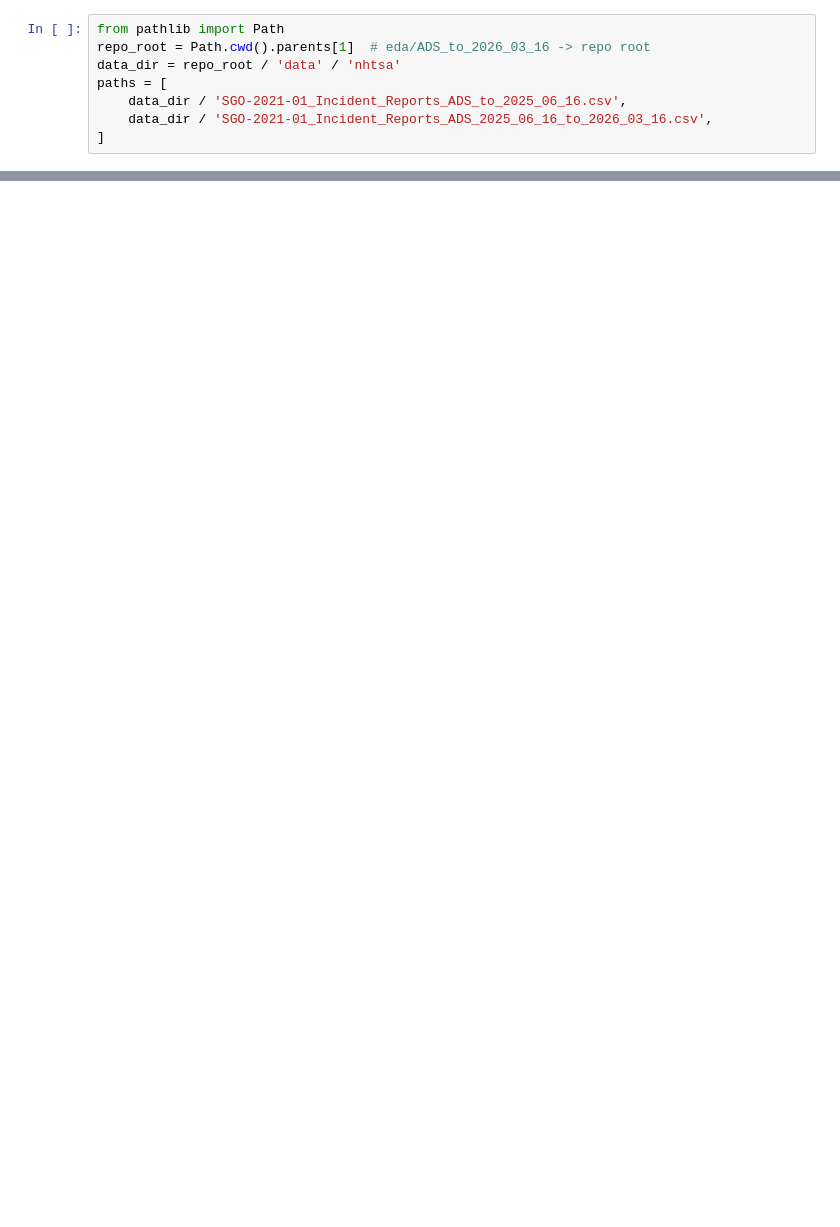
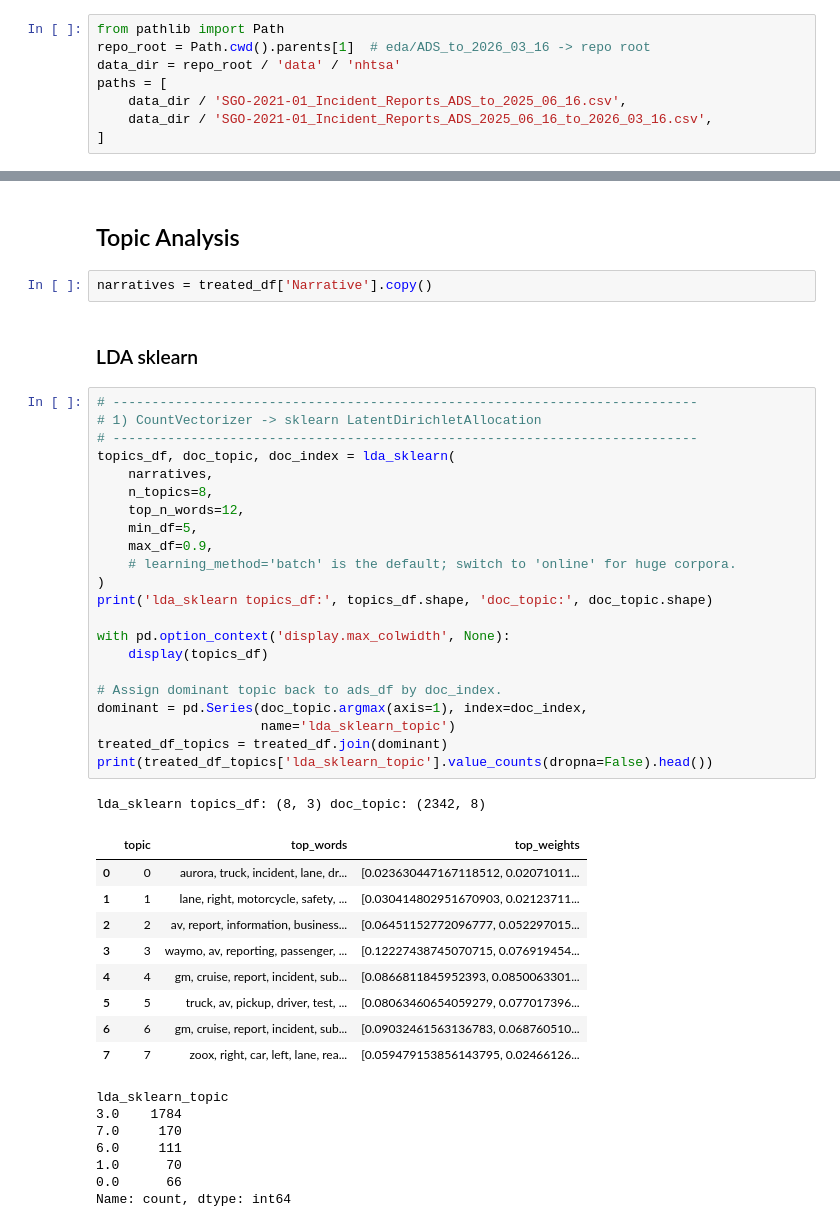
Before and after one commit to AurelianTactics/avird_2026, a Jupyter notebook: eda/ADS_to_2026_03_16/03_eda_basic_topics_2026.ipynb, the cells around one changed output, grey strips where cells are left out. Drawn from its saved outputs; the diff is of its cells as text; blank space fills up the shorter version.

```diff
--- a/eda/ADS_to_2026_03_16/03_eda_basic_topics_2026.ipynb
+++ b/eda/ADS_to_2026_03_16/03_eda_basic_topics_2026.ipynb
@@ -36,0 +100,46 @@ ads_df = eda_utils_sgo.load_and_concat_csvs(paths)
+# %% [markdown]
+## Topic Analysis
+# %%
+narratives = treated_df['Narrative'].copy()
+# %% [markdown]
+### LDA sklearn
+# %%
+# ---------------------------------------------------------------------------
+# 1) CountVectorizer -> sklearn LatentDirichletAllocation
+# ---------------------------------------------------------------------------
+topics_df, doc_topic, doc_index = lda_sklearn(
+    narratives,
+    n_topics=8,
+    top_n_words=12,
+    min_df=5,
+    max_df=0.9,
+    # learning_method='batch' is the default; switch to 'online' for huge corpora.
+)
+print('lda_sklearn topics_df:', topics_df.shape, 'doc_topic:', doc_topic.shape)
+
+with pd.option_context('display.max_colwidth', None):
+    display(topics_df)
+
+# Assign dominant topic back to ads_df by doc_index.
+dominant = pd.Series(doc_topic.argmax(axis=1), index=doc_index,
+                     name='lda_sklearn_topic')
+treated_df_topics = treated_df.join(dominant)
+print(treated_df_topics['lda_sklearn_topic'].value_counts(dropna=False).head())
+# %% [output]
+lda_sklearn topics_df: (8, 3) doc_topic: (2342, 8)
+|  | topic | top_words | top_weights |
+| 0 | 0 | aurora, truck, incident, lane, dr... | [0.023630447167118512, 0.02071011... |
+| 1 | 1 | lane, right, motorcycle, safety, ... | [0.030414802951670903, 0.02123711... |
+| 2 | 2 | av, report, information, business... | [0.06451152772096777, 0.052297015... |
+| 3 | 3 | waymo, av, reporting, passenger, ... | [0.12227438745070715, 0.076919454... |
+| 4 | 4 | gm, cruise, report, incident, sub... | [0.0866811845952393, 0.0850063301... |
+| 5 | 5 | truck, av, pickup, driver, test, ... | [0.08063460654059279, 0.077017396... |
+| 6 | 6 | gm, cruise, report, incident, sub... | [0.09032461563136783, 0.068760510... |
+| 7 | 7 | zoox, right, car, left, lane, rea... | [0.059479153856143795, 0.02466126... |
+lda_sklearn_topic
+3.0    1784
+7.0     170
+6.0     111
+1.0      70
+0.0      66
+Name: count, dtype: int64
```
Also changed, not shown: parts of 17 cells of this notebook, 4 other files.
